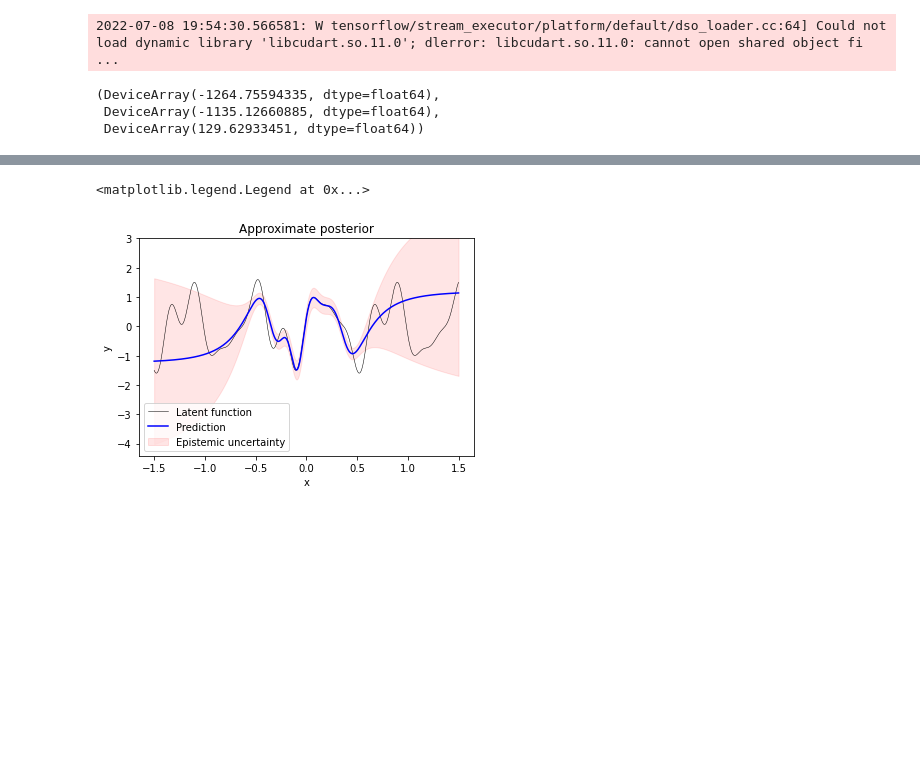
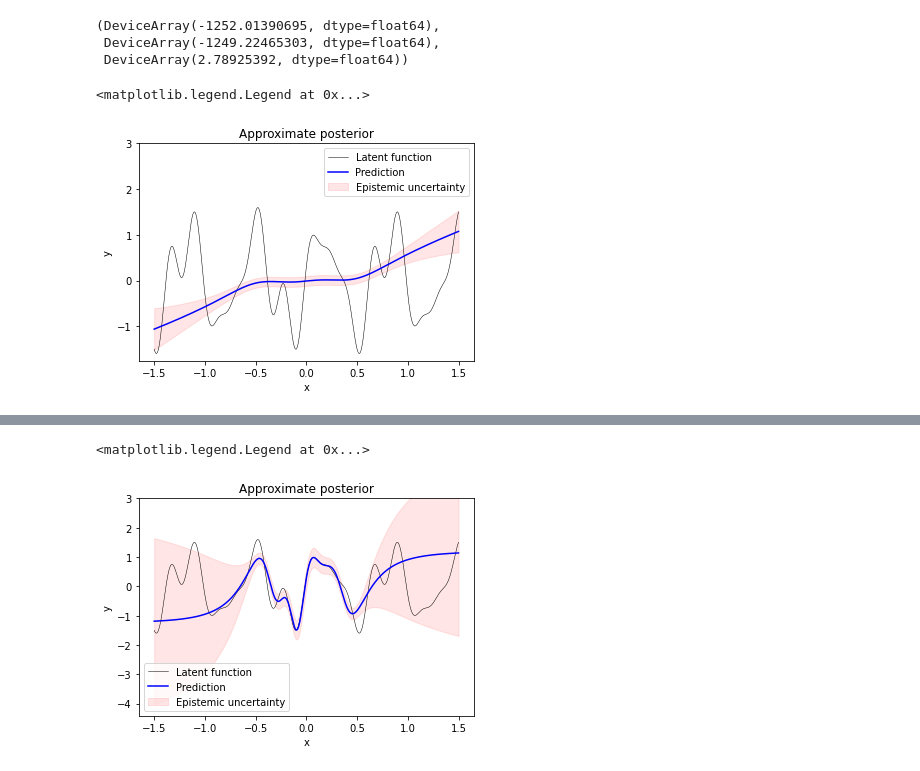
Before and after one commit to NiuJ1ao/Data-Augmentation-in-Infinitely-Wide-Neural-Networks, a Jupyter notebook: test_snngp.ipynb, the cells around one changed output, grey strips where cells are left out. Saved outputs shown, nothing was run; the diff lists cells and outputs as text; code cells hidden in the pictures; blank space fills up the shorter version.

Commit message:
snngp only update hyperparameters
Signed-off-by: NiuJ1ao <26167136+NiuJ1ao@users.noreply.github.com>

```diff
--- a/test_snngp.ipynb
+++ b/test_snngp.ipynb
@@ -62,17 +63,42 @@ from snngp import SNNGP
 
 model = FCN
 model_params = dict(
-    nonlinearity=stax.Erf
-)
+            kernel_batch_size=0,
+            device_count=-1,
+            num_layers=2,
+            hid_dim=1024,
+            out_dim=10,
+            nonlinearity=stax.Relu
+            )
 
 snngp = SNNGP(model=model, hyper_params=model_params, train_data=(X, y), inducing_points=X_m, num_latent_gps=1)
 
 snngp.lower_bound(), snngp.upper_bound(), snngp.evaluate()
 # %% [output]
-2022-07-08 19:54:30.566581: W tensorflow/stream_executor/platform/default/dso_loader.cc:64] Could not load dynamic library 'libcudart.so.11.0'; dlerror: libcudart.so.11.0: cannot open shared object fi ...
+(DeviceArray(-1252.01390695, dtype=float64),
+ DeviceArray(-1249.22465303, dtype=float64),
+ DeviceArray(2.78925392, dtype=float64))
-(DeviceArray(-1264.75594335, dtype=float64),
- DeviceArray(-1135.12660885, dtype=float64),
- DeviceArray(129.62933451, dtype=float64))
+# %%
+f_test, f_test_cov = snngp.predict(X_test, diag=True)
+# f_test_var = np.diag(f_test_cov)
+# f_test_std = np.sqrt(f_test_var)
+f_test_std = np.sqrt(f_test_cov)
+
+plt.plot(X_test, f_true, label='Latent function', c='k', lw=0.5)
+plt.plot(X_test, f_test, label='Prediction', c='b')
+plt.fill_between(X_test.ravel(),
+                 f_test.ravel() + 2 * f_test_std.ravel(),
+                 f_test.ravel() - 2 * f_test_std.ravel(),
+                 label='Epistemic uncertainty',
+                 color='r', alpha=0.1)
+plt.title('Approximate posterior')
+plt.xlabel('x')
+plt.ylabel('y')
+plt.ylim(None, 3.0)
+plt.legend()
+# %% [output]
+<matplotlib.legend.Legend at 0x...>
+[figure, added]
 # %%
 opt_params = snngp.optimize()
 snngp.lower_bound(), snngp.upper_bound(), snngp.evaluate()
```
Also changed, not shown: parts of 6 cells of this notebook, 1 other file.
